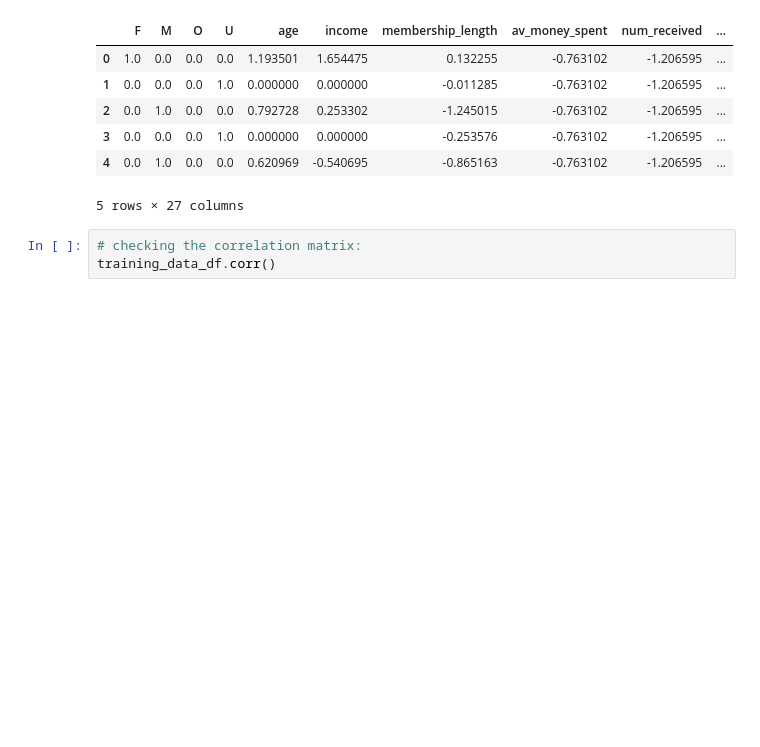
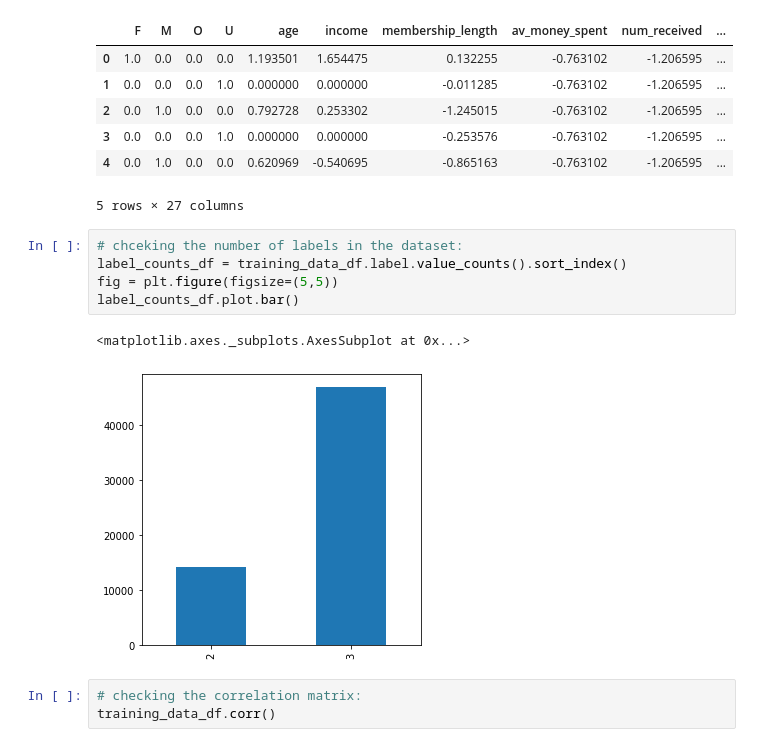
Before and after one commit to ferenctorok/starbucks_capstone_challenge, a Jupyter notebook: training.ipynb, the cells around one changed output. Drawn from its saved outputs; the diff is of its cells as text; blank space fills up the shorter version.

```diff
--- a/training.ipynb
+++ b/training.ipynb
@@ -51,6 +59,14 @@ Read training data from data/training_data_standardized.csv
 | 3 | 0.0 | 0.0 | 0.0 | 1.0 | 0.000000 | 0.000000 | -0.253576 | -0.763102 | -1.206595 | ... |
 | 4 | 0.0 | 1.0 | 0.0 | 0.0 | 0.620969 | -0.540695 | -0.865163 | -0.763102 | -1.206595 | ... |
 5 rows × 27 columns
+# %%
+# chceking the number of labels in the dataset:
+label_counts_df = training_data_df.label.value_counts().sort_index()
+fig = plt.figure(figsize=(5,5))
+label_counts_df.plot.bar()
+# %% [output]
+<matplotlib.axes._subplots.AxesSubplot at 0x...>
+[figure, added]
 # %%
 # checking the correlation matrix:
 training_data_df.corr()
```
Also changed, not shown: parts of 12 cells of this notebook, 8 other files.
